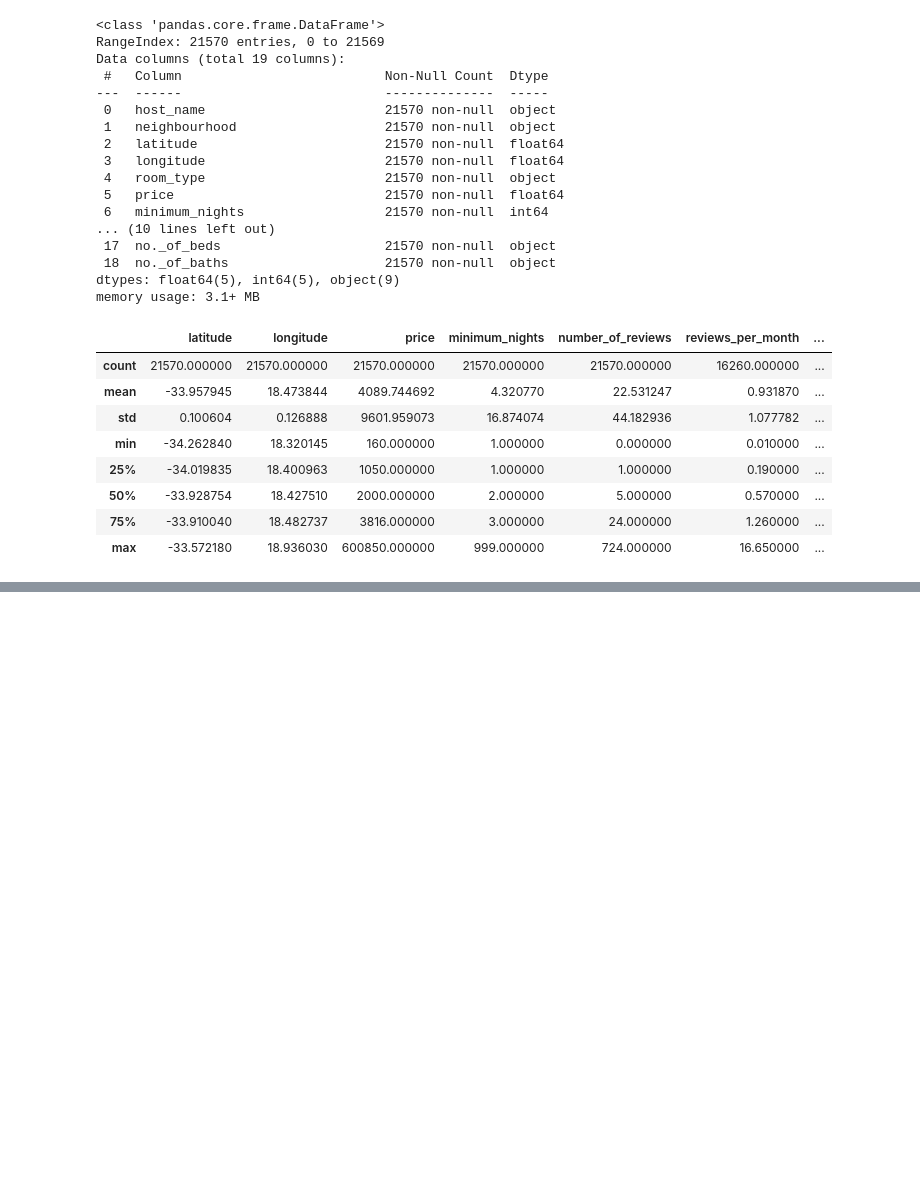
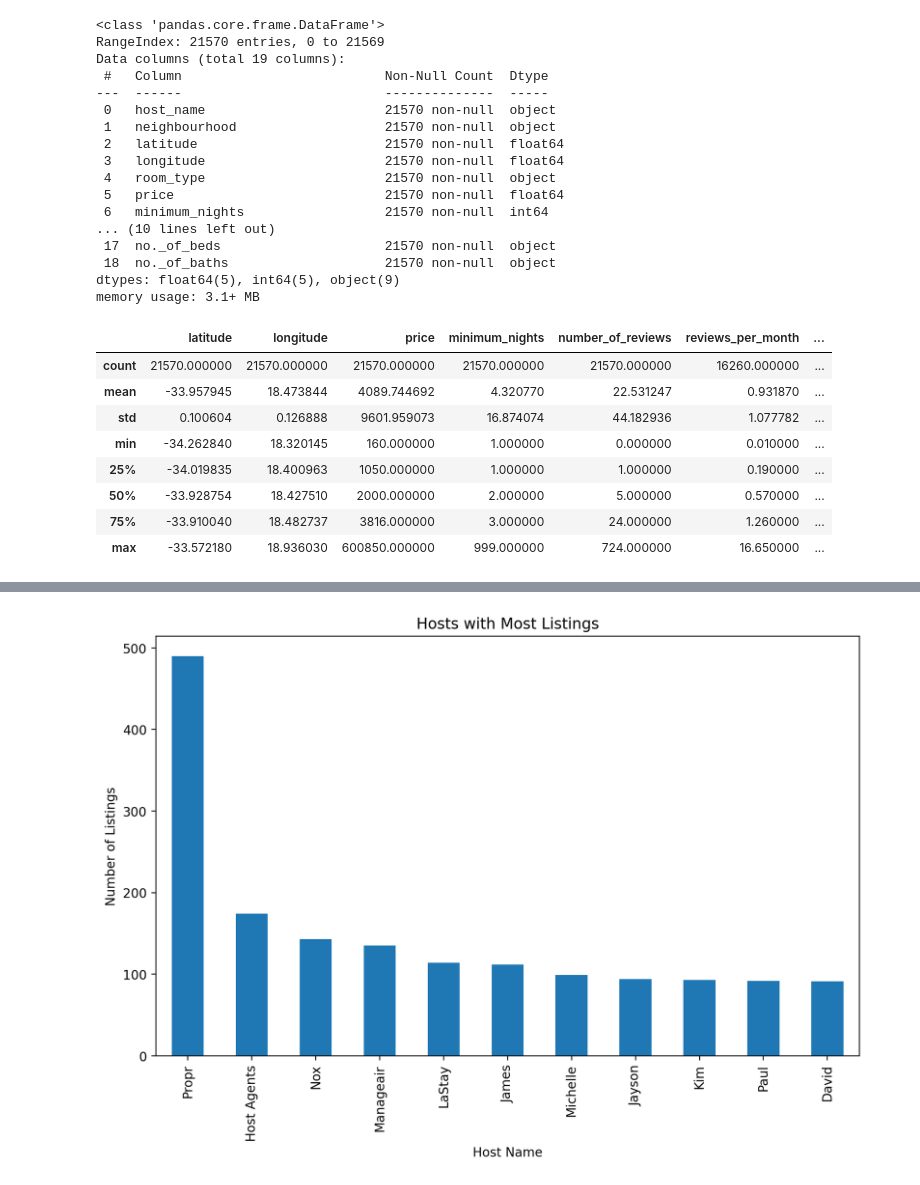
Before and after one commit to withouttheh/airbnb, a Jupyter notebook: 2. Airbnb - EDA.ipynb, the cells around one changed output, grey strips where cells are left out. Saved outputs shown, nothing was run; the diff lists cells and outputs as text; code cells hidden in the pictures; blank space fills up the shorter version.

```diff
--- a/2. Airbnb - EDA.ipynb
+++ b/2. Airbnb - EDA.ipynb
@@ -52,0 +66,11 @@ df.describe()
+# %%
+# Distribution of hosts across different neighborhoods
+host_neighbourhood_counts = df['host_name'].value_counts()
+top_hosts = host_neighbourhood_counts[host_neighbourhood_counts > 90]  # Consider only hosts with more than 10 listings
+top_hosts.plot(kind='bar', figsize=(10, 6))
+plt.title('Hosts with Most Listings')
+plt.xlabel('Host Name')
+plt.ylabel('Number of Listings')
+plt.show()
+# %% [output]
+[figure, added]
```
Also changed, not shown: parts of 4 cells of this notebook, 2 other files.
